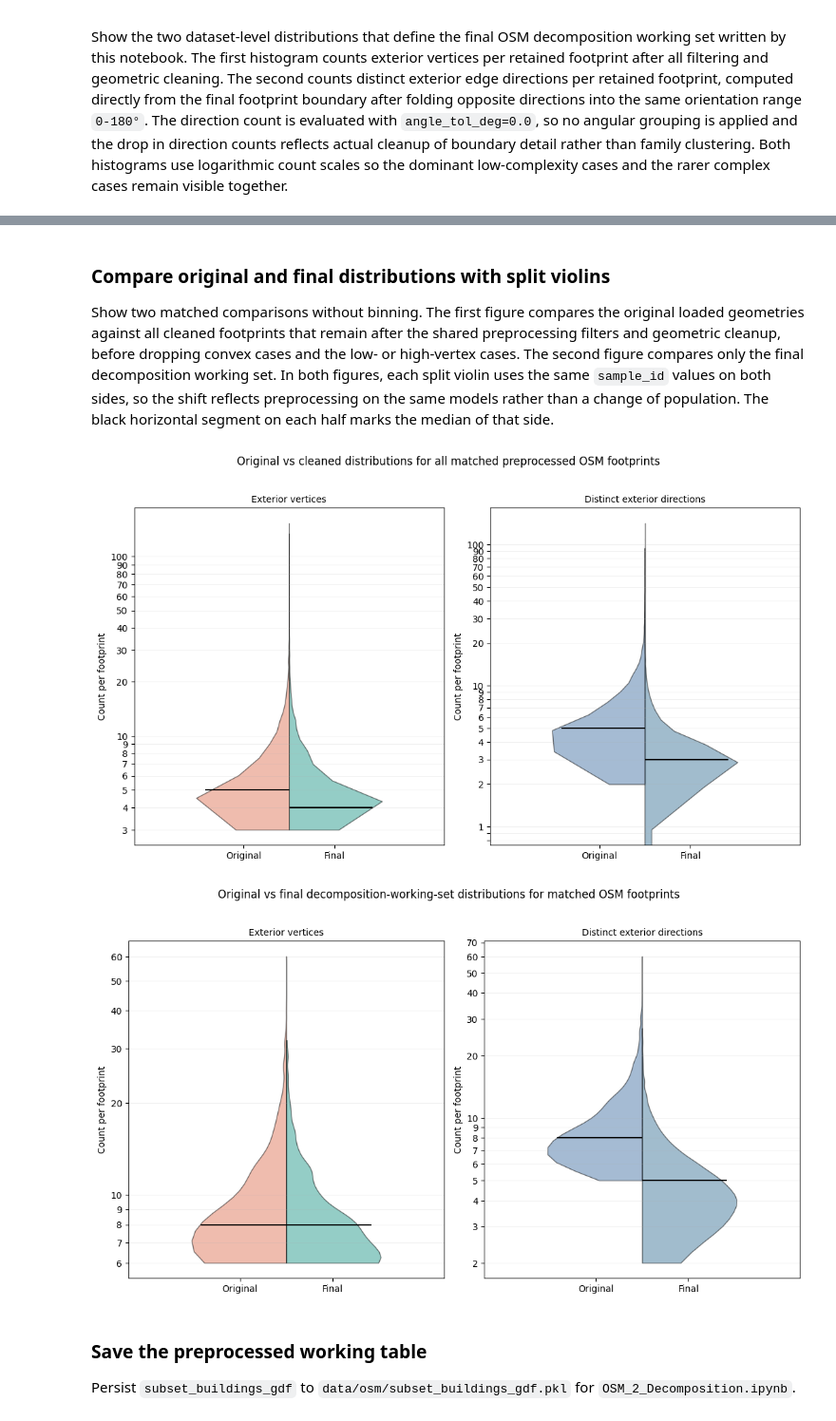
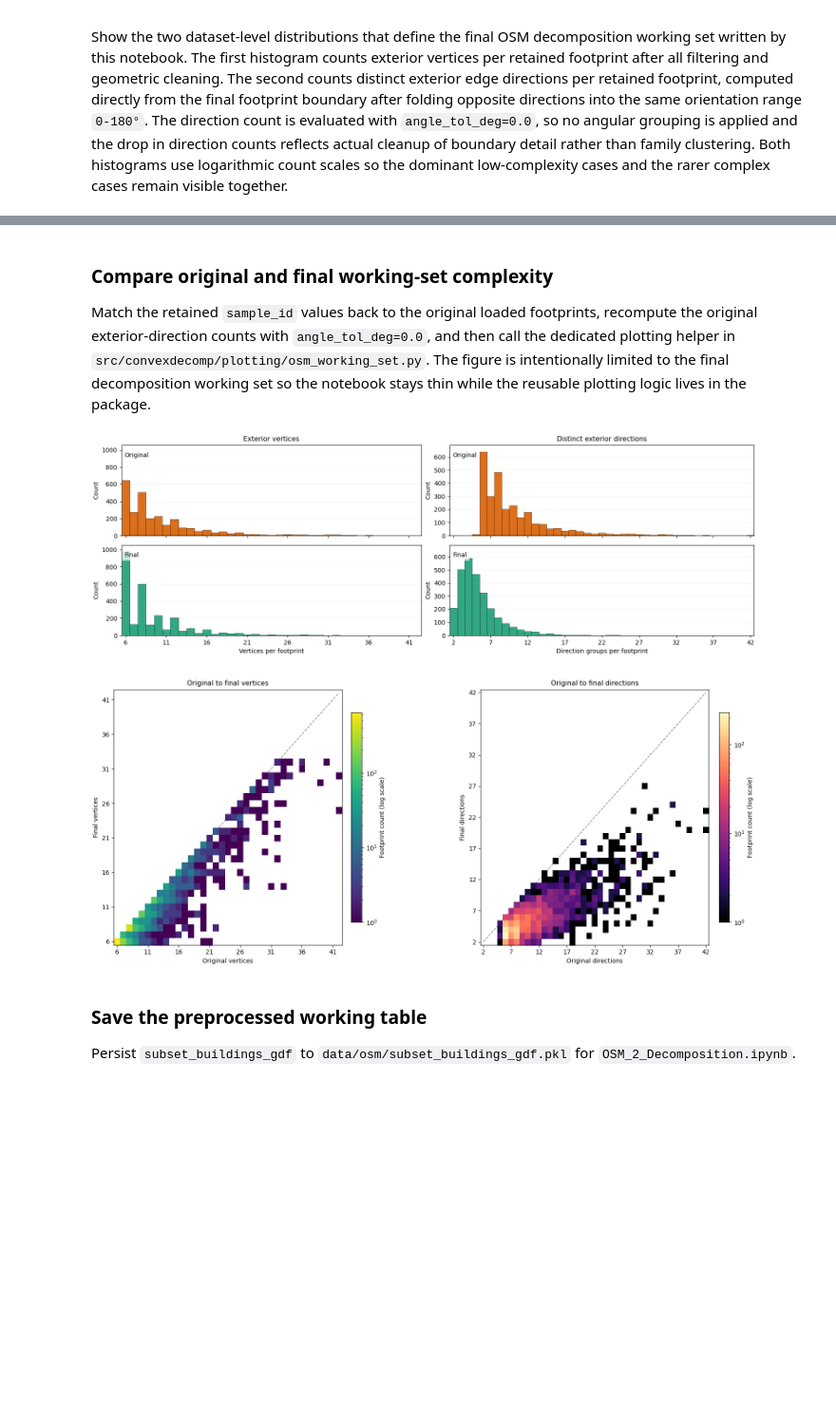
Before and after one commit to adalach/ConvexDecomp, a Jupyter notebook: notebooks/OSM_1_Preprocessing.ipynb, the cells around one changed output, grey strips where cells are left out. Shown at 95% size. Saved outputs shown, nothing was run; the diff lists cells and outputs as text; code cells hidden in the pictures; blank space fills up the shorter version.

Commit message:
Add OSM preprocessing results plot.

```diff
--- a/notebooks/OSM_1_Preprocessing.ipynb
+++ b/notebooks/OSM_1_Preprocessing.ipynb
@@ -868,55 +869,28 @@ min       6.000000                   2.000000
 75%      10.500000                   6.000000
 max      32.000000                  27.000000
 # %% [markdown]
-### Compare original and final distributions with split violins
-Show two matched comparisons without binning. The first figure compares the original loaded geometries against all cleaned footprints that remain after the shared preprocessing filters and geometric cleanup, before dropping convex cases and the low- or high-vertex cases. The second figure compares only the final decomposition working set. In both figures, each split violin uses the same `sample_id` values on both sides, so the shift reflects preprocessing on the same models rather than a change of population. The black horizontal segment on each half marks the median of that side.
+### Compare original and final working-set complexity
+Match the retained `sample_id` values back to the original loaded footprints, recompute the original exterior-direction counts with `angle_tol_deg=0.0`, and then call the dedicated plotting helper in `src/convexdecomp/plotting/osm_working_set.py`. The figure is intentionally limited to the final decomposition working set so the notebook stays thin while the reusable plotting logic lives in the package.
 # %%
-# Match original rows to the cleaned table before the final working-set filters.
-comparison_all_cleaned_df = raw_input_df.loc[raw_input_df['sample_id'].isin(buildings_gdf['sample_id'])].copy()
-comparison_all_cleaned_df = comparison_all_cleaned_df.merge(
-    buildings_gdf[['sample_id', 'geometry', 'n_vertices']],
-    on='sample_id',
-    how='inner',
-    suffixes=('_original', '_cleaned'),
-)
-comparison_all_cleaned_df['n_unique_directions_original'] = comparison_all_cleaned_df['geometry_original'].apply(
-    lambda geom: count_exterior_direction_groups(geom, angle_tol_deg=0.0)
-)
-comparison_all_cleaned_df['n_unique_directions_cleaned'] = comparison_all_cleaned_df['geometry_cleaned'].apply(
-    lambda geom: count_exterior_direction_groups(geom, angle_tol_deg=0.0)
-)
-
-# Match original rows to the final decomposition working set after all filters.
 comparison_working_set_df = raw_input_df.loc[raw_input_df['sample_id'].isin(final_subset_df['sample_id'])].copy()
 comparison_working_set_df = comparison_working_set_df.merge(
     final_subset_df[['sample_id', 'n_vertices', 'n_unique_directions_final']],
     on='sample_id',
     how='inner',
 )
 comparison_working_set_df['n_unique_directions_original'] = comparison_working_set_df['geometry'].apply(
     lambda geom: count_exterior_direction_groups(geom, angle_tol_deg=0.0)
 )
 
-plot_matched_split_violin_pair(
-    plt=plt,
-    original_vertex_values=comparison_all_cleaned_df['n_vertices_original'],
-    final_vertex_values=comparison_all_cleaned_df['n_vertices'],
-    original_direction_values=comparison_all_cleaned_df['n_unique_directions_original'],
-    final_direction_values=comparison_all_cleaned_df['n_unique_directions_cleaned'],
-    title_suffix='Original vs cleaned distributions for all matched preprocessed OSM footprints',
-)
-
-plot_matched_split_violin_pair(
+plot_working_set_prepost_comparison(
     plt=plt,
     original_vertex_values=comparison_working_set_df['n_vertices_original'],
     final_vertex_values=comparison_working_set_df['n_vertices'],
     original_direction_values=comparison_working_set_df['n_unique_directions_original'],
     final_direction_values=comparison_working_set_df['n_unique_directions_final'],
-    title_suffix='Original vs final decomposition-working-set distributions for matched OSM footprints',
 )
 # %% [output]
-[figure, old version]
+[figure, new version]
-[figure, removed]
 # %% [markdown]
 ### Save the preprocessed working table
 Persist `subset_buildings_gdf` to `data/osm/subset_buildings_gdf.pkl` for `OSM_2_Decomposition.ipynb`.
```
Also changed, not shown: parts of 11 cells of this notebook, 4 other files.
